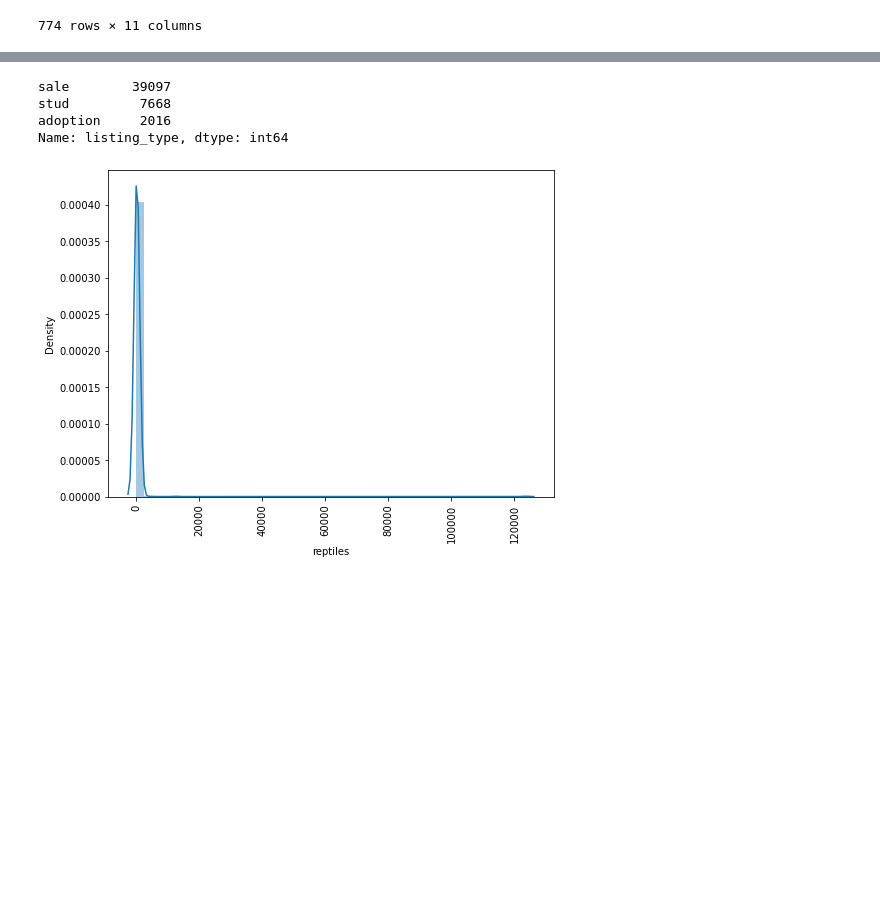
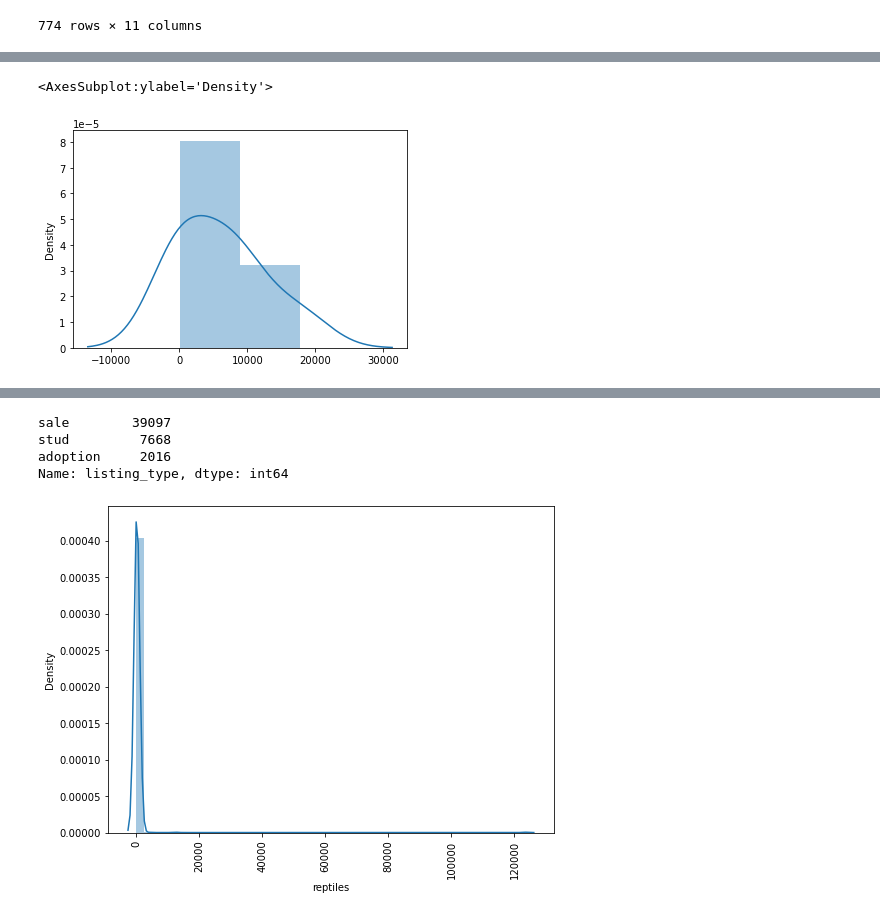
Before and after one commit to Chiuchiyin/Coding-fun, a Jupyter notebook: Pet Sale Price/EDA, data cleaning and modelling.ipynb, the cells around one changed output, grey strips where cells are left out. Cells and saved outputs as stored; diff of their text form; code cells hidden in the pictures; blank space fills up the shorter version.

```diff
--- a/Pet Sale Price/EDA, data cleaning and modelling.ipynb
+++ b/Pet Sale Price/EDA, data cleaning and modelling.ipynb
@@ -254,0 +275,5 @@ From this alone, we can see that there's outliers need to be removed. But first,
+# %%
+sns.distplot(x = df['gender'].value_counts())
+# %% [output]
+<AxesSubplot:ylabel='Density'>
+[figure, added]
```
Also changed, not shown: parts of 44 cells of this notebook.
